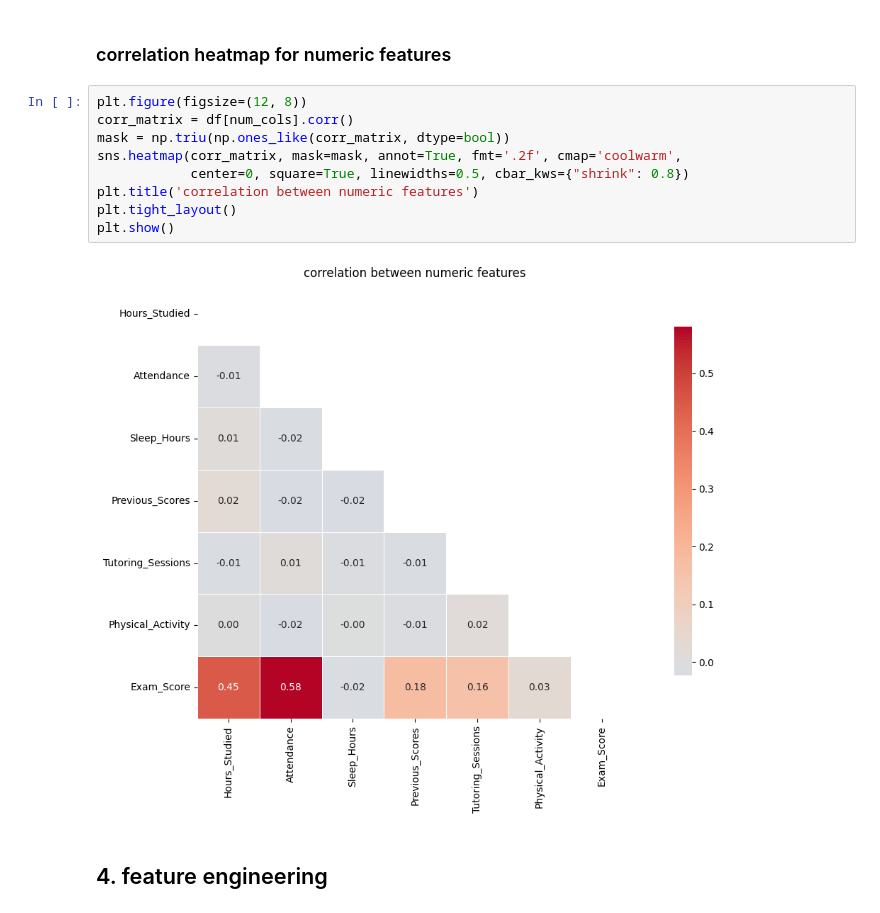
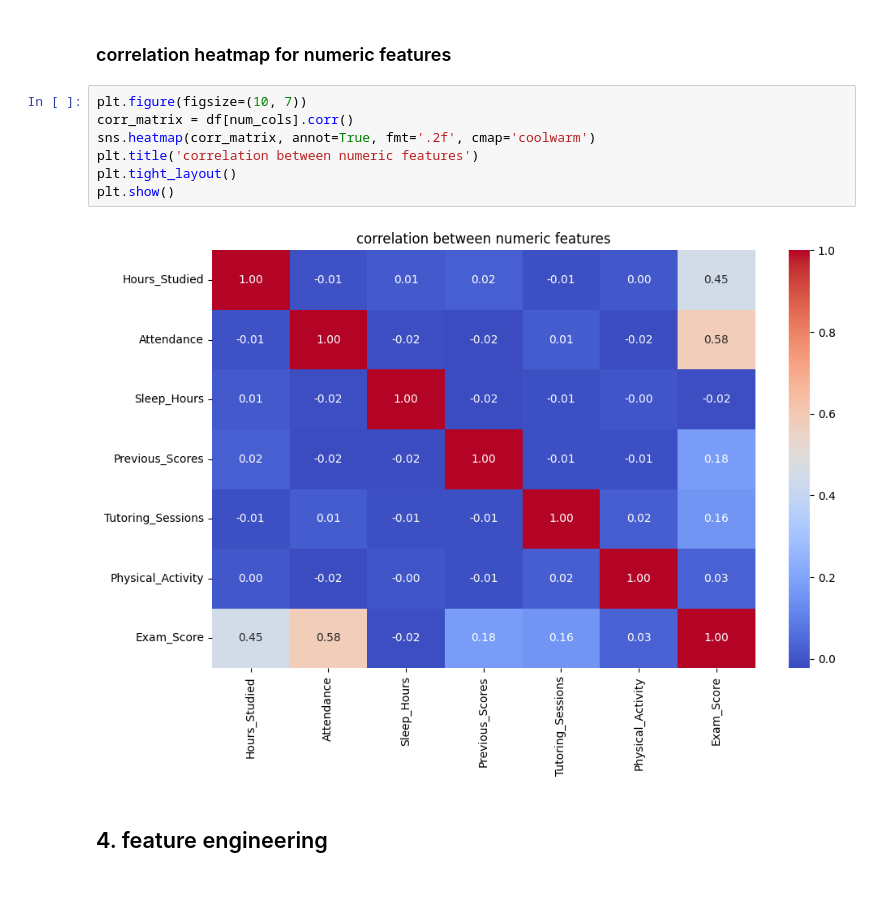
Before and after one commit to mbonikevin/linear_regression_model, a Jupyter notebook: summative/linear_regression/multivariate.ipynb, the cells around one changed output. Cells and saved outputs as stored; diff of their text form.

```diff
--- a/summative/linear_regression/multivariate.ipynb
+++ b/summative/linear_regression/multivariate.ipynb
@@ -150,16 +70,14 @@ min: 55   max: 101
 # %% [markdown]
 ### correlation heatmap for numeric features
 # %%
-plt.figure(figsize=(12, 8))
+plt.figure(figsize=(10, 7))
 corr_matrix = df[num_cols].corr()
-mask = np.triu(np.ones_like(corr_matrix, dtype=bool))
-sns.heatmap(corr_matrix, mask=mask, annot=True, fmt='.2f', cmap='coolwarm',
-            center=0, square=True, linewidths=0.5, cbar_kws={"shrink": 0.8})
+sns.heatmap(corr_matrix, annot=True, fmt='.2f', cmap='coolwarm')
 plt.title('correlation between numeric features')
 plt.tight_layout()
 plt.show()
 # %% [output]
-[figure, old version]
+[figure, new version]
 # %% [markdown]
 ## 4. feature engineering
 # %%
```
Also changed, not shown: parts of 21 cells of this notebook, 2 other files.
